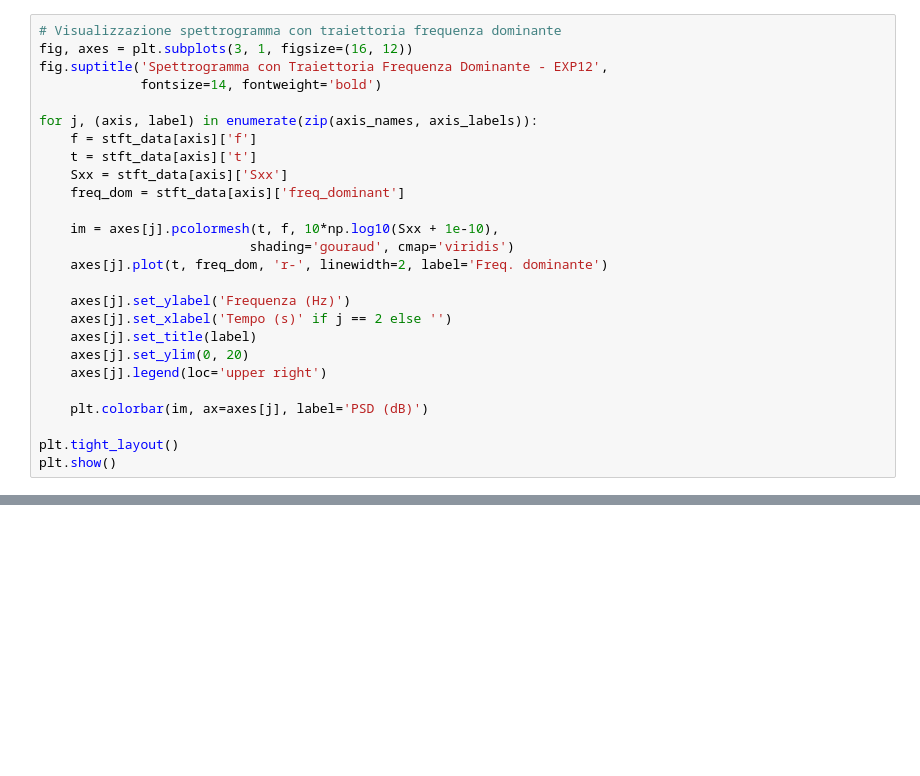
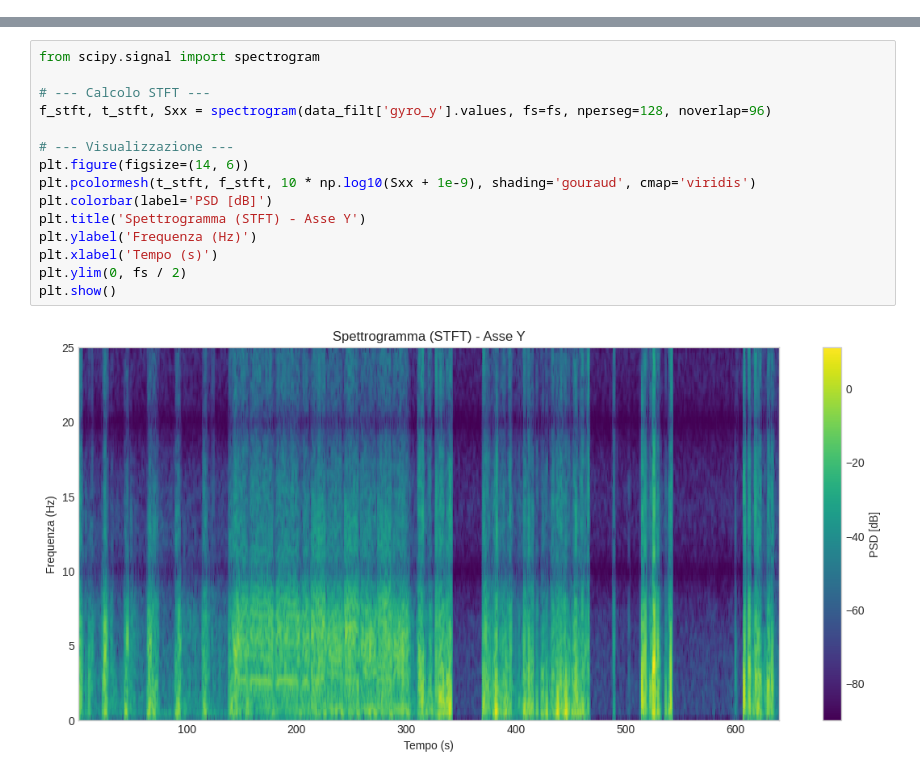
Before and after one commit to AlessioCamerano/Relazione-ATSD, a Jupyter notebook: analisi_segnale.ipynb, the cells around one changed output, grey strips where cells are left out. Drawn from its saved outputs; the diff is of its cells as text; blank space fills up the shorter version.

```diff
--- a/analisi_segnale.ipynb
+++ b/analisi_segnale.ipynb
@@ -1040,26 +0,0 @@ STFT: win=2.0s, overlap=90%, Δt=200ms, Δf=0.50Hz
-# %%
-# Visualizzazione spettrogramma con traiettoria frequenza dominante
-fig, axes = plt.subplots(3, 1, figsize=(16, 12))
-fig.suptitle('Spettrogramma con Traiettoria Frequenza Dominante - EXP12',
-             fontsize=14, fontweight='bold')
-
-for j, (axis, label) in enumerate(zip(axis_names, axis_labels)):
-    f = stft_data[axis]['f']
-    t = stft_data[axis]['t']
-    Sxx = stft_data[axis]['Sxx']
-    freq_dom = stft_data[axis]['freq_dominant']
-
-    im = axes[j].pcolormesh(t, f, 10*np.log10(Sxx + 1e-10),
-                           shading='gouraud', cmap='viridis')
-    axes[j].plot(t, freq_dom, 'r-', linewidth=2, label='Freq. dominante')
-
-    axes[j].set_ylabel('Frequenza (Hz)')
-    axes[j].set_xlabel('Tempo (s)' if j == 2 else '')
-    axes[j].set_title(label)
-    axes[j].set_ylim(0, 20)
-    axes[j].legend(loc='upper right')
-
-    plt.colorbar(im, ax=axes[j], label='PSD (dB)')
-
-plt.tight_layout()
-plt.show()
@@ -1130,0 +275,17 @@ plt.show()
+# %%
+from scipy.signal import spectrogram
+
+# --- Calcolo STFT ---
+f_stft, t_stft, Sxx = spectrogram(data_filt['gyro_y'].values, fs=fs, nperseg=128, noverlap=96)
+
+# --- Visualizzazione ---
+plt.figure(figsize=(14, 6))
+plt.pcolormesh(t_stft, f_stft, 10 * np.log10(Sxx + 1e-9), shading='gouraud', cmap='viridis')
+plt.colorbar(label='PSD [dB]')
+plt.title('Spettrogramma (STFT) - Asse Y')
+plt.ylabel('Frequenza (Hz)')
+plt.xlabel('Tempo (s)')
+plt.ylim(0, fs / 2)
+plt.show()
+# %% [output]
+[figure, added]
```
Also changed, not shown: parts of 49 cells of this notebook, 2 other files.
